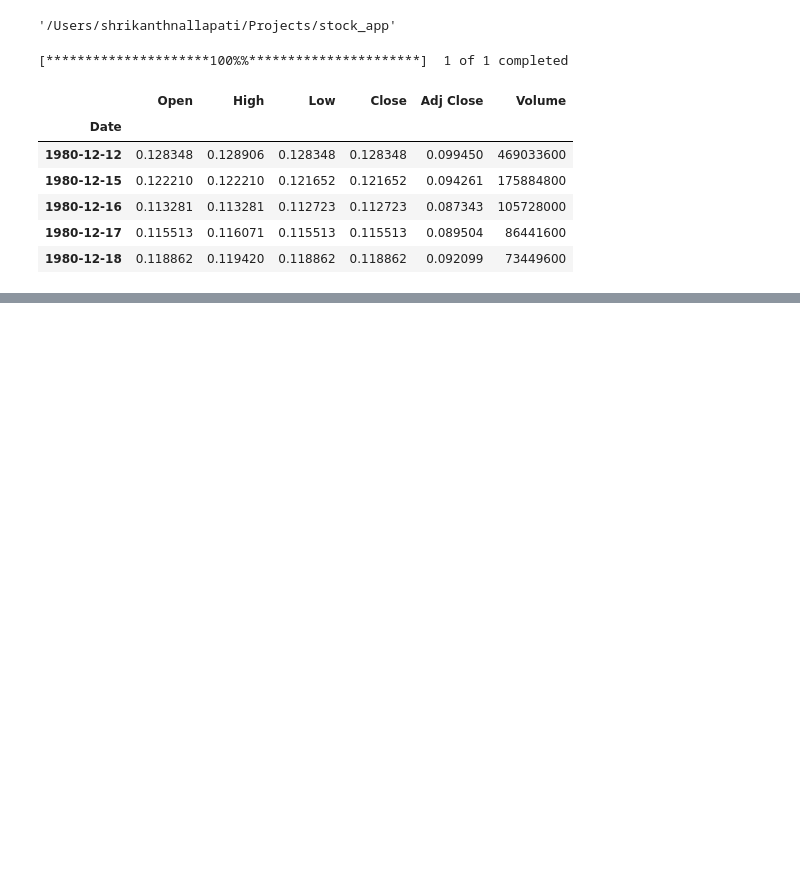
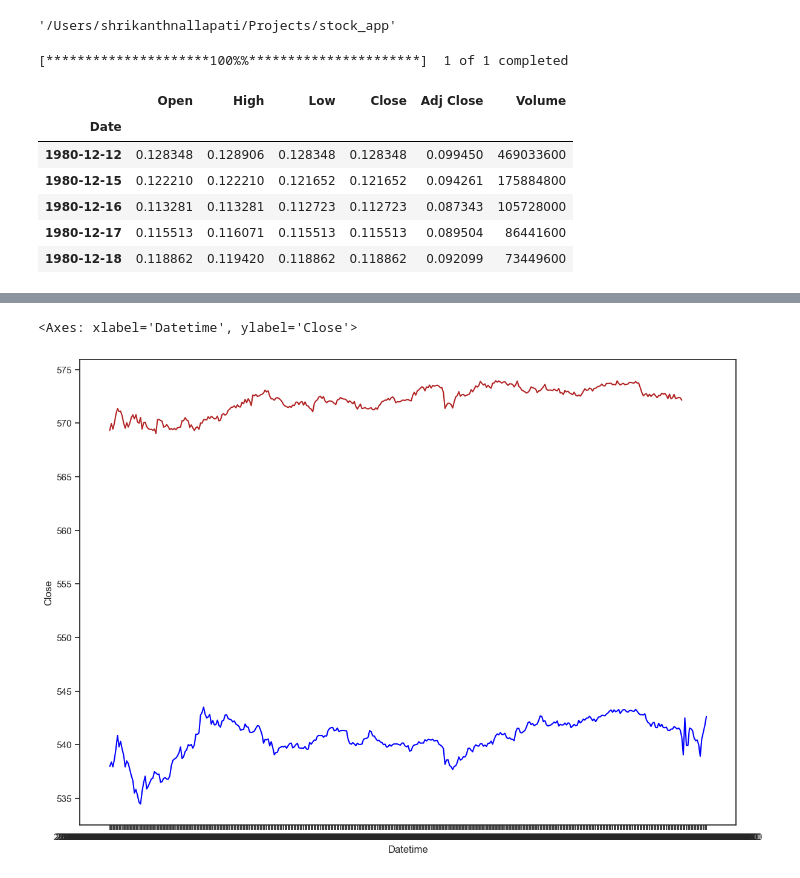
Before and after one commit to nlsrikanth7/stock_app, a Jupyter notebook: research/01_data_ingestion.ipynb, the cells around one changed output, grey strips where cells are left out. Saved outputs shown, nothing was run; the diff lists cells and outputs as text; code cells hidden in the pictures; blank space fills up the shorter version.

```diff
--- a/research/01_data_ingestion.ipynb
+++ b/research/01_data_ingestion.ipynb
@@ -48,0 +143,3 @@ for stock in stock_list:
+# %%
+COST = pd.read_csv("Data/COST.csv")
+INTU = pd.read_csv("Data/INTU.csv")
@@ -48,0 +169,10 @@ for stock in stock_list:
+# %%
+plt.figure(figsize=(14,10))
+sns.set_style("ticks")
+sns.lineplot(data=COST,x="Datetime",y='Close',color='firebrick')
+sns.lineplot(data=INTU,x="Datetime",y='Close',color='blue')
+# sns.despine()
+# plt.title("The Stock Price of DE",size='x-large',color='blue')
+# %% [output]
+<Axes: xlabel='Datetime', ylabel='Close'>
+[figure, added]
```
Also changed, not shown: parts of 15 cells of this notebook, 29 other files.
